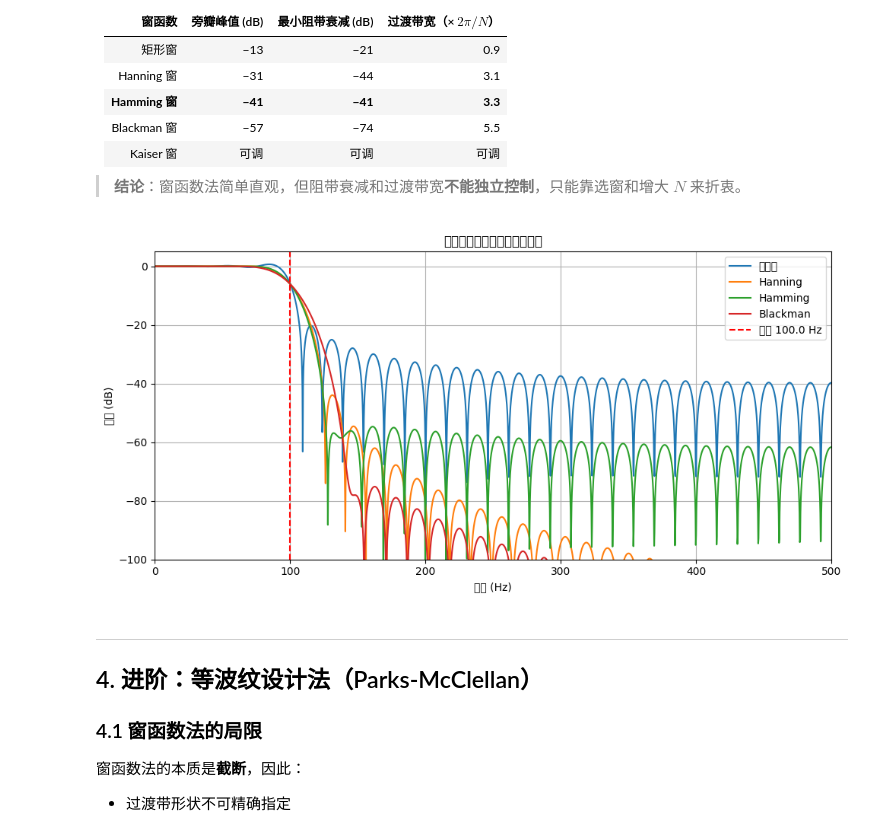
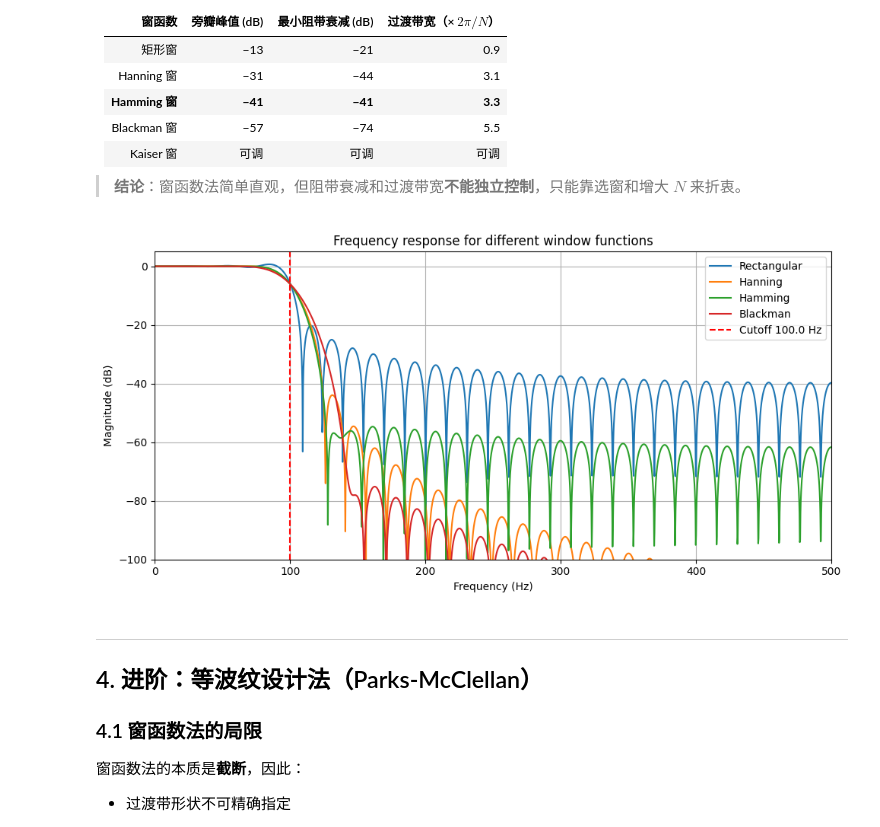
Before and after one commit to ArtisticZhao/notes, a Jupyter notebook: DSP/fir_window_design.ipynb, the cells around one changed output. Cells and saved outputs as stored; diff of their text form; code cells hidden in the pictures.

Commit message:
Use English-only labels/comments in code cells, re-execute with outputs
https://claude.ai/code/session_01Q75qN8YMnrfCmKcRsVoP1c

```diff
--- a/DSP/fir_window_design.ipynb
+++ b/DSP/fir_window_design.ipynb
@@ -130,29 +130,29 @@ Hamming 窗通过**渐变的边缘**削弱不连续点的影响，将阻带衰
 
 > **结论**：窗函数法简单直观，但阻带衰减和过渡带宽**不能独立控制**，只能靠选窗和增大 $N$ 来折衷。
 # %%
-# ── 各种窗函数的频率响应对比 ─────────────────────────────
+# --- Compare several window functions ---
 windows = {
-    '矩形窗':    np.ones(N),
-    'Hanning':  np.hanning(N),
-    'Hamming':  np.hamming(N),
-    'Blackman': np.blackman(N),
+    'Rectangular': np.ones(N),
+    'Hanning':     np.hanning(N),
+    'Hamming':     np.hamming(N),
+    'Blackman':    np.blackman(N),
 }
 
 fig, ax = plt.subplots(figsize=(10, 5))
 for name, w in windows.items():
     h = h_ideal * w
     f, H = signal.freqz(h, worN=NFFT, fs=fs)
     ax.plot(f, 20*np.log10(np.abs(H) + 1e-10), label=name)
 
-ax.axvline(fc, color='r', linestyle='--', label=f'截止 {fc} Hz')
+ax.axvline(fc, color='r', linestyle='--', label=f'Cutoff {fc} Hz')
 ax.set_xlim(0, fs/2); ax.set_ylim(-100, 5)
-ax.set_xlabel('频率 (Hz)'); ax.set_ylabel('幅度 (dB)')
-ax.set_title('不同窗函数的滤波器频率响应')
+ax.set_xlabel('Frequency (Hz)'); ax.set_ylabel('Magnitude (dB)')
+ax.set_title('Frequency response for different window functions')
 ax.legend(); ax.grid(True)
 plt.tight_layout()
 plt.show()
 # %% [output]
-[figure, old version]
+[figure, new version]
 # %% [markdown]
 ---
 ## 4. 进阶：等波纹设计法（Parks-McClellan）
```
Also changed, not shown: parts of 4 cells of this notebook.
